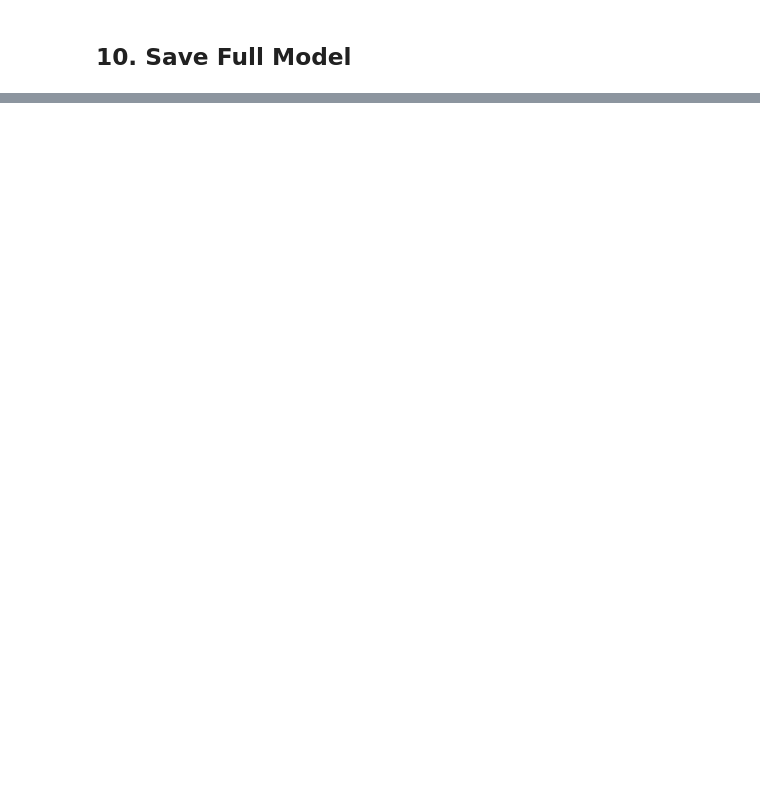
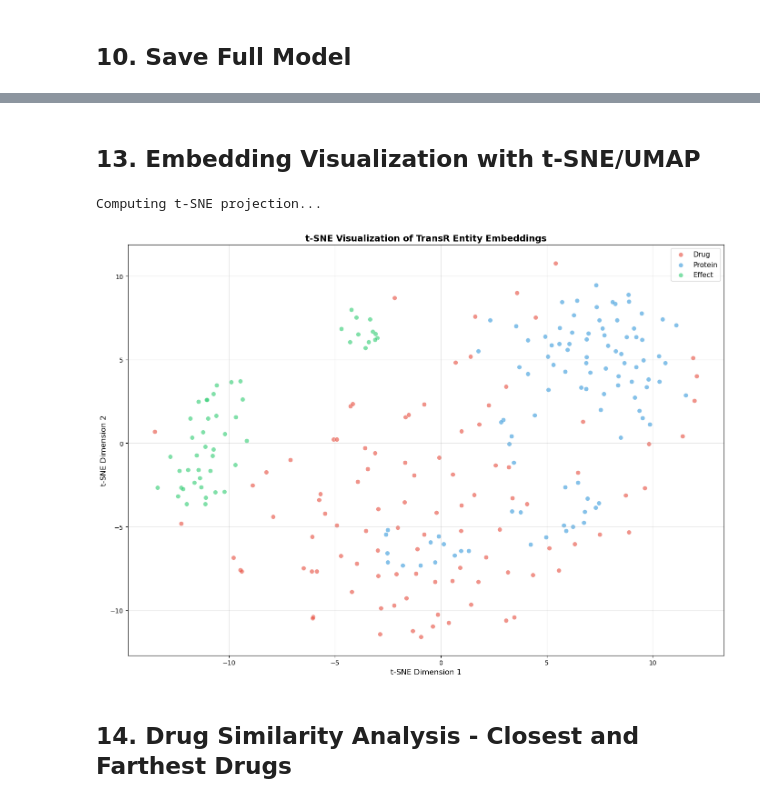
Before and after one commit to JoeVonDahab/pharmacology-graph, a Jupyter notebook: pure_knowledge_embeddings.ipynb, the cells around one changed output, grey strips where cells are left out. Drawn from its saved outputs; the diff is of its cells as text; code cells hidden in the pictures; blank space fills up the shorter version.

```diff
--- a/pure_knowledge_embeddings.ipynb
+++ b/pure_knowledge_embeddings.ipynb
@@ -734,0 +1061,68 @@ print(f"  • transr_training_loss.png (loss plot)")
+# %% [markdown]
+## 13. Embedding Visualization with t-SNE/UMAP
+# %%
+from sklearn.manifold import TSNE
+from sklearn.decomposition import PCA
+import matplotlib.patches as mpatches
+
+def visualize_embeddings_tsne(model, drug_nodes_df, protein_nodes_df, effect_df, device, n_drugs=100, n_proteins=100, n_effects=50):
+    """
+    Visualize entity embeddings using t-SNE
+    """
+    model.eval()
+
+    # Get embeddings
+    drug_emb = model.entity_embeddings['drug'].weight.detach().cpu().numpy()
+    protein_emb = model.entity_embeddings['protein'].weight.detach().cpu().numpy()
+    effect_emb = model.entity_embeddings['effect'].weight.detach().cpu().numpy()
+
+    # Sample entities
+    drug_indices = np.random.choice(len(drug_emb), min(n_drugs, len(drug_emb)), replace=False)
+    protein_indices = np.random.choice(len(protein_emb), min(n_proteins, len(protein_emb)), replace=False)
+    effect_indices = np.random.choice(len(effect_emb), min(n_effects, len(effect_emb)), replace=False)
+
+    # Combine embeddings
+    all_embeddings = np.vstack([
+        drug_emb[drug_indices],
+        protein_emb[protein_indices],
+        effect_emb[effect_indices]
+    ])
+
+    # Labels
+    labels = ['Drug'] * len(drug_indices) + ['Protein'] * len(protein_indices) + ['Effect'] * len(effect_indices)
+
+    # t-SNE (use max_iter instead of n_iter for newer sklearn versions)
+    print("Computing t-SNE projection...")
+    tsne = TSNE(n_components=2, perplexity=30, random_state=42, max_iter=1000)
+    embeddings_2d = tsne.fit_transform(all_embeddings)
+
+    # Plot
+    fig, ax = plt.subplots(figsize=(14, 10))
+
+    colors = {'Drug': '#E74C3C', 'Protein': '#3498DB', 'Effect': '#2ECC71'}
+
+    for label in ['Drug', 'Protein', 'Effect']:
+        mask = np.array(labels) == label
+        ax.scatter(embeddings_2d[mask, 0], embeddings_2d[mask, 1],
+                  c=colors[label], label=label, alpha=0.6, s=50, edgecolors='white', linewidth=0.5)
+
+    ax.set_xlabel('t-SNE Dimension 1', fontsize=12)
+    ax.set_ylabel('t-SNE Dimension 2', fontsize=12)
+    ax.set_title('t-SNE Visualization of TransR Entity Embeddings', fontsize=14, fontweight='bold')
+    ax.legend(loc='upper right', fontsize=11)
+    ax.grid(True, alpha=0.3)
+
+    plt.tight_layout()
+    plt.savefig('transr_tsne_embeddings.png', dpi=150)
+    plt.show()
+
+    return embeddings_2d, labels, drug_indices, protein_indices, effect_indices
+
+tsne_embeddings, tsne_labels, sampled_drugs, sampled_proteins, sampled_effects = visualize_embeddings_tsne(
+    model, drug_nodes, protein_nodes, unique_effects, DEVICE
+)
+# %% [output]
+Computing t-SNE projection...
+[figure, added]
+# %% [markdown]
+## 14. Drug Similarity Analysis - Closest and Farthest Drugs
```
Also changed, not shown: parts of 22 cells of this notebook.
